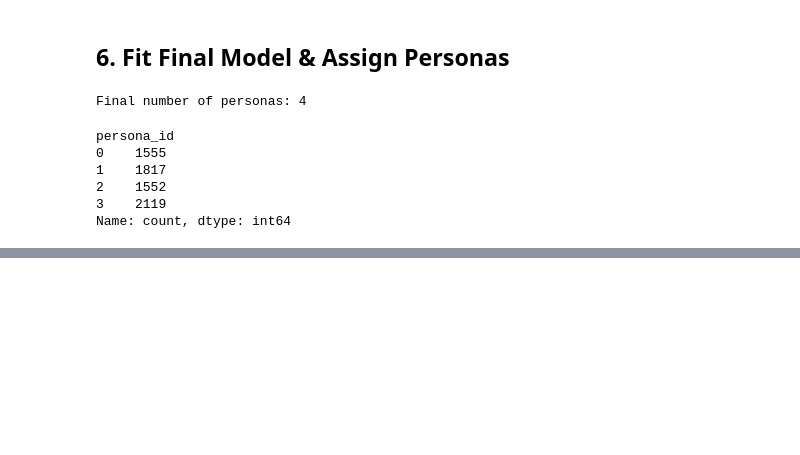
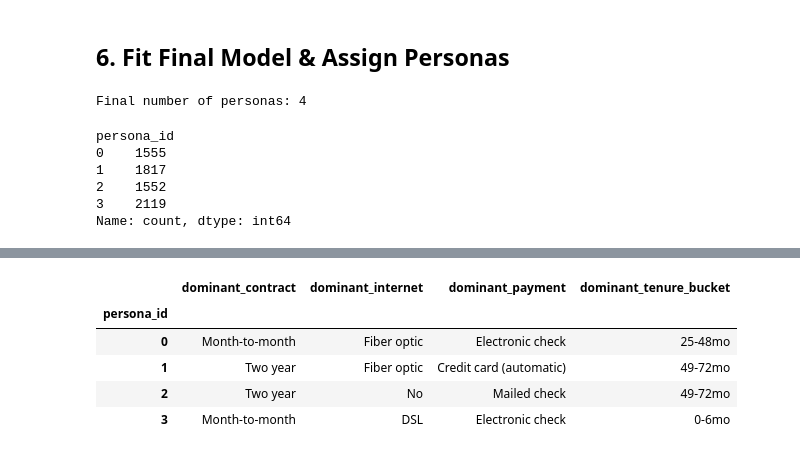
Before and after one commit to danielowuor/Customer-Retention-Intelligence-System, a Jupyter notebook: notebooks/02_segmentation.ipynb, the cells around one changed output, grey strips where cells are left out. Saved outputs shown, nothing was run; the diff lists cells and outputs as text; code cells hidden in the pictures; blank space fills up the shorter version.

```diff
--- a/notebooks/02_segmentation.ipynb
+++ b/notebooks/02_segmentation.ipynb
@@ -212,0 +227,18 @@ Name: count, dtype: int64
+# %%
+def mode_by_cluster(col):
+    return df.groupby("persona_id")[col].agg(lambda x: x.mode().iloc[0])
+
+profile_categorical = pd.DataFrame({
+    "dominant_contract": mode_by_cluster("Contract"),
+    "dominant_internet": mode_by_cluster("InternetService"),
+    "dominant_payment": mode_by_cluster("PaymentMethod"),
+    "dominant_tenure_bucket": mode_by_cluster("tenure_bucket"),
+})
+profile_categorical
+# %% [output]
+|  | dominant_contract | dominant_internet | dominant_payment | dominant_tenure_bucket |
+| persona_id |  |  |  |  |
+| 0 | Month-to-month | Fiber optic | Electronic check | 25-48mo |
+| 1 | Two year | Fiber optic | Credit card (automatic) | 49-72mo |
+| 2 | Two year | No | Mailed check | 49-72mo |
+| 3 | Month-to-month | DSL | Electronic check | 0-6mo |
```
Also changed, not shown: parts of 3 cells of this notebook.
